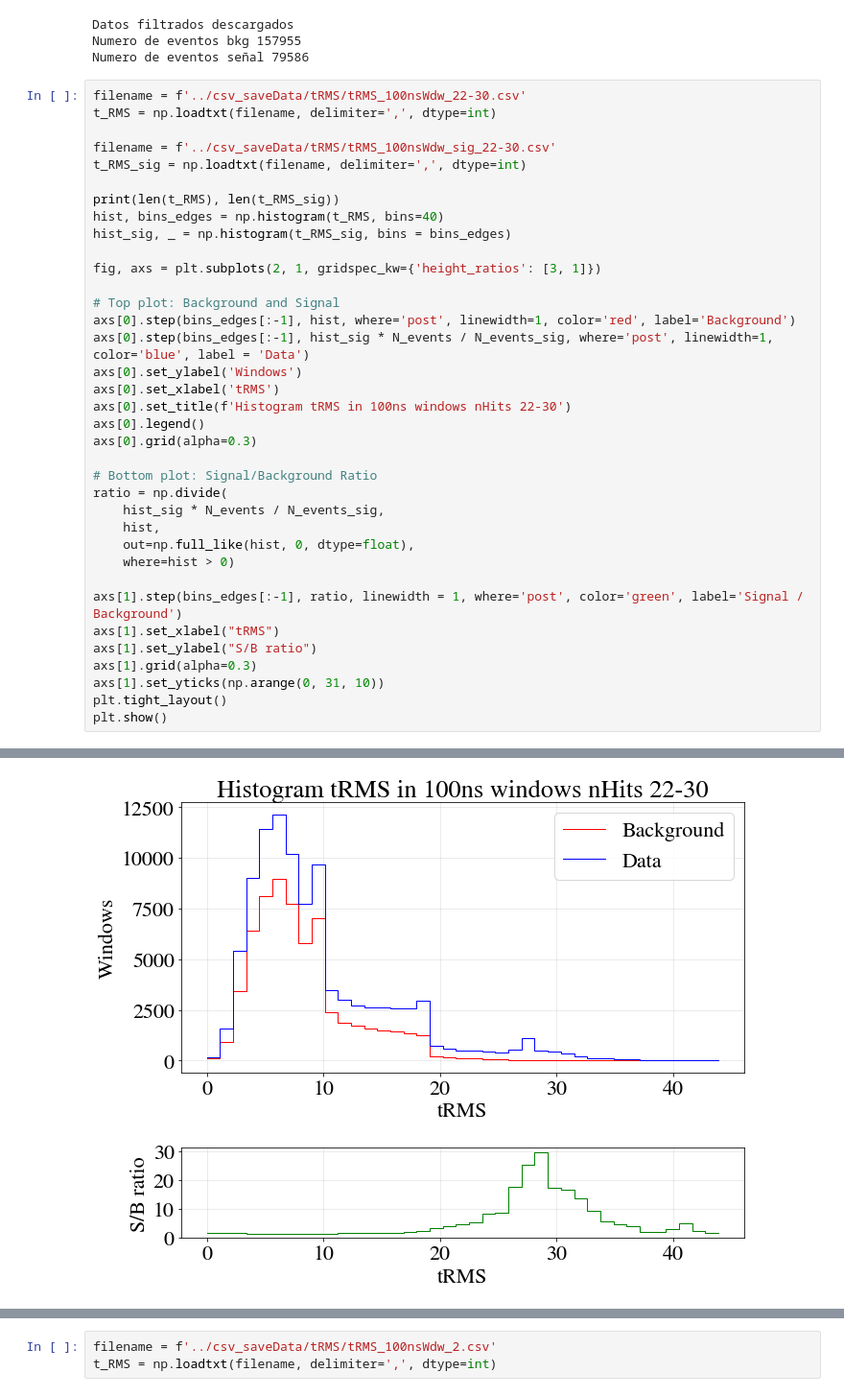
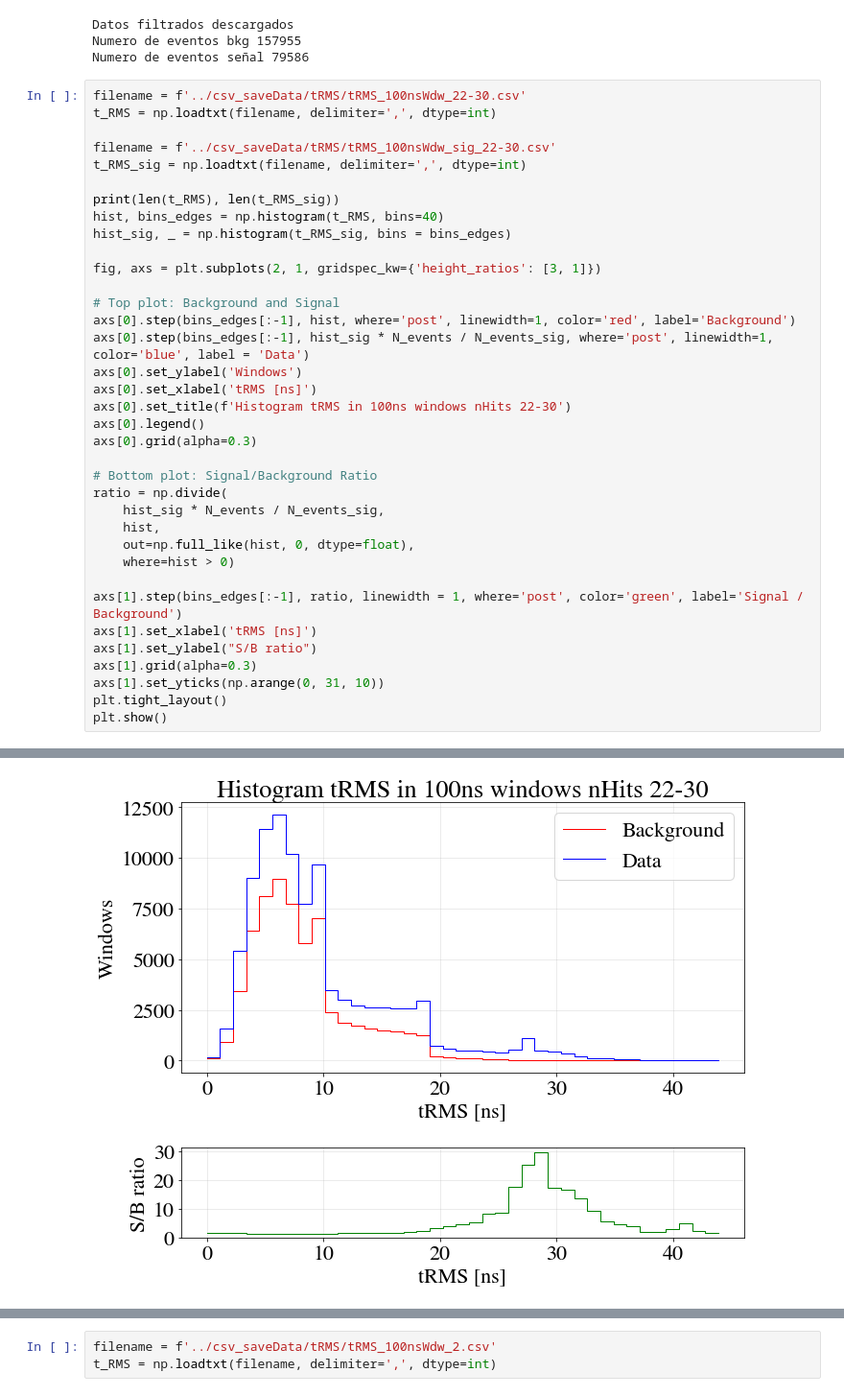
Before and after one commit to halmamol/WCTECoincidence_Analysis, a Jupyter notebook: Complete_analysis/jupyter_nb/tRMS_plots_nb.ipynb, the cells around one changed output, grey strips where cells are left out. Shown at 96% size. Drawn from its saved outputs; the diff is of its cells as text.

```diff
--- a/Complete_analysis/jupyter_nb/tRMS_plots_nb.ipynb
+++ b/Complete_analysis/jupyter_nb/tRMS_plots_nb.ipynb
@@ -57,36 +57,36 @@ t_RMS_sig = np.loadtxt(filename, delimiter=',', dtype=int)
 
 print(len(t_RMS), len(t_RMS_sig))
 hist, bins_edges = np.histogram(t_RMS, bins=40)
 hist_sig, _ = np.histogram(t_RMS_sig, bins = bins_edges)
 
 fig, axs = plt.subplots(2, 1, gridspec_kw={'height_ratios': [3, 1]})
 
 # Top plot: Background and Signal
 axs[0].step(bins_edges[:-1], hist, where='post', linewidth=1, color='red', label='Background')
 axs[0].step(bins_edges[:-1], hist_sig * N_events / N_events_sig, where='post', linewidth=1, color='blue', label = 'Data')
 axs[0].set_ylabel('Windows')
-axs[0].set_xlabel('tRMS')
+axs[0].set_xlabel('tRMS [ns]')
 axs[0].set_title(f'Histogram tRMS in 100ns windows nHits 22-30')
 axs[0].legend()
 axs[0].grid(alpha=0.3)
 
 # Bottom plot: Signal/Background Ratio
 ratio = np.divide(
     hist_sig * N_events / N_events_sig,
     hist,
     out=np.full_like(hist, 0, dtype=float),
     where=hist > 0)
 
 axs[1].step(bins_edges[:-1], ratio, linewidth = 1, where='post', color='green', label='Signal / Background')
-axs[1].set_xlabel("tRMS")
+axs[1].set_xlabel('tRMS [ns]')
 axs[1].set_ylabel("S/B ratio")
 axs[1].grid(alpha=0.3)
 axs[1].set_yticks(np.arange(0, 31, 10))
 plt.tight_layout()
 plt.show()
 # %% [output]
 62576 48717
-[figure, old version]
+[figure, new version]
 # %%
 filename = f'../csv_saveData/tRMS/tRMS_100nsWdw_10-300.csv'
 t_RMS = np.loadtxt(filename, delimiter=',', dtype=int)
```
Also changed, not shown: parts of 9 cells of this notebook, 5 other files.
